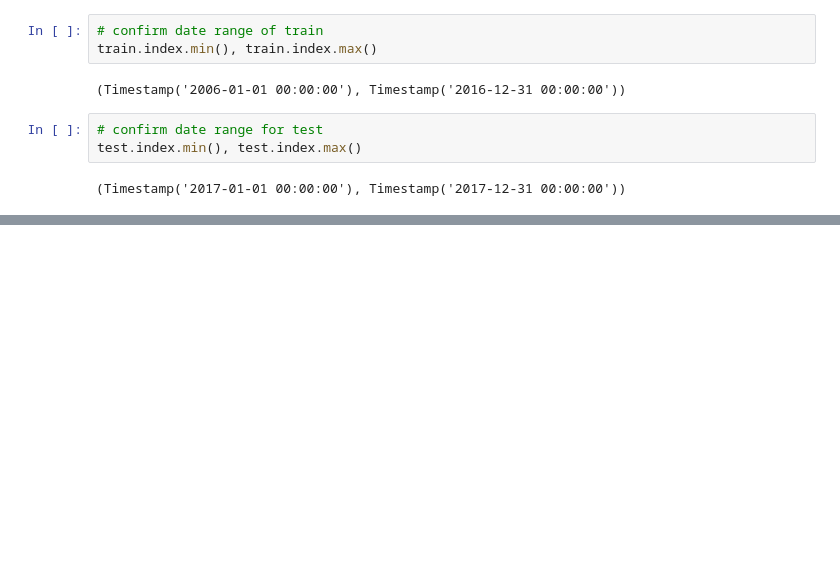
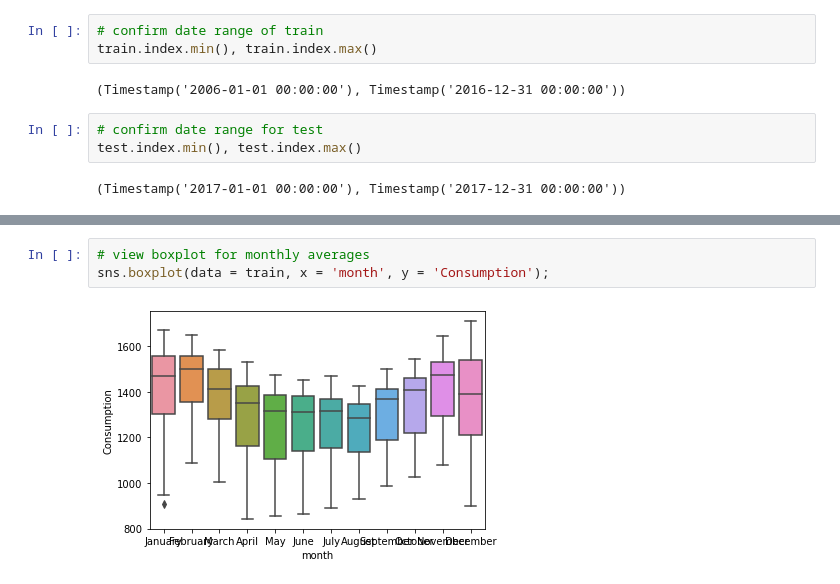
Before and after one commit to sophia-stewart/time-series-exercises, a Jupyter notebook: explore.ipynb, the cells around one changed output, grey strips where cells are left out. Saved outputs shown, nothing was run; the diff lists cells and outputs as text; blank space fills up the shorter version.

```diff
--- a/explore.ipynb
+++ b/explore.ipynb
@@ -210,0 +236,5 @@ train.describe()
+# %%
+# view boxplot for monthly averages
+sns.boxplot(data = train, x = 'month', y = 'Consumption');
+# %% [output]
+[figure, added]
```
Also changed, not shown: parts of 10 cells of this notebook.
